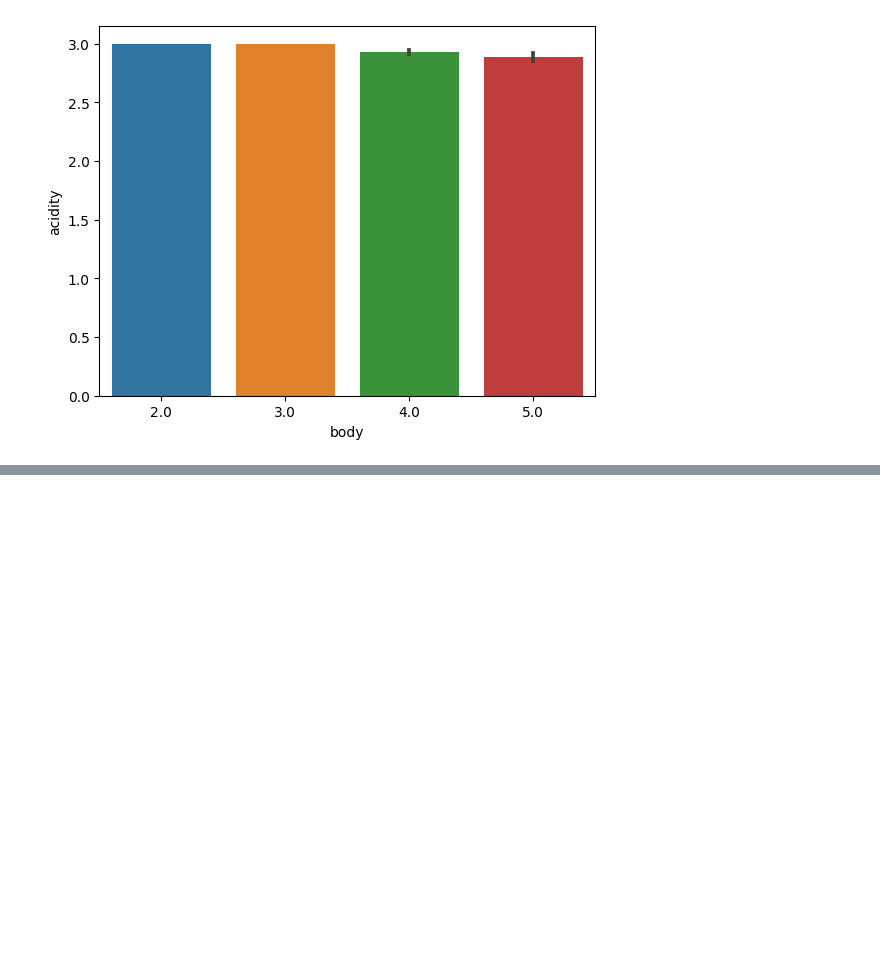
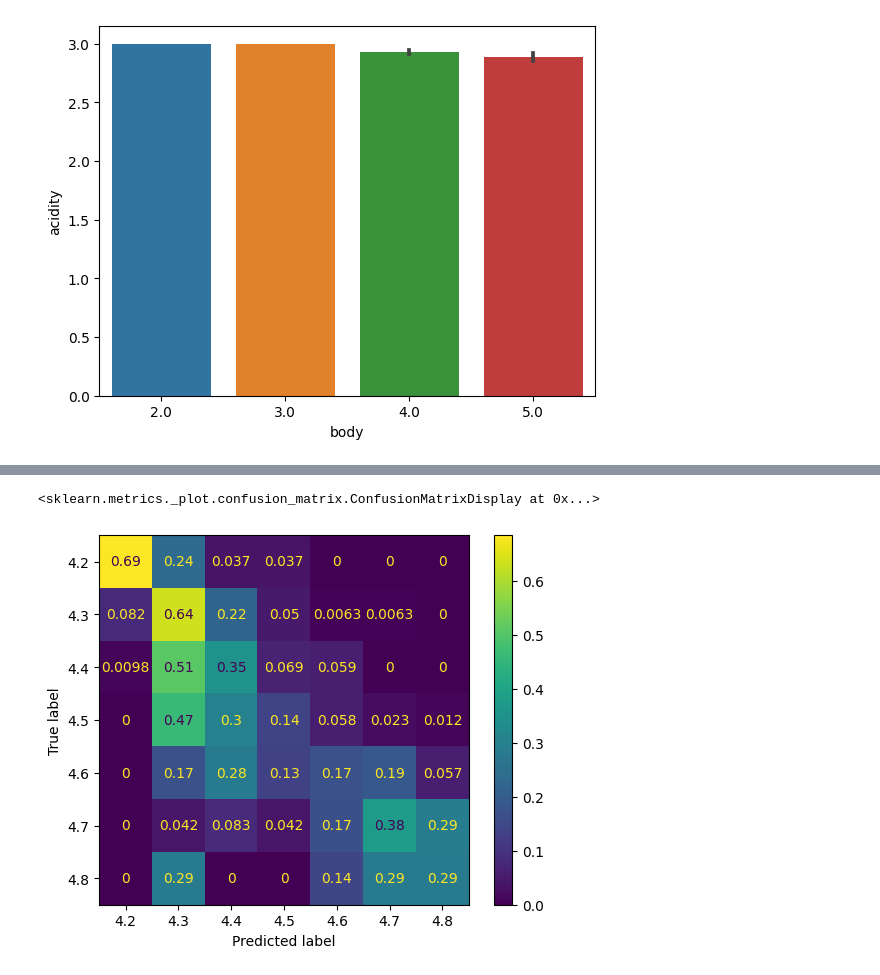
Before and after one commit to HeatherAnnFoster/Spanish-Wine-Project, a Jupyter notebook: Spanish_Wine_Project.ipynb, the cells around one changed output, grey strips where cells are left out. Cells and saved outputs as stored; diff of their text form; code cells hidden in the pictures; blank space fills up the shorter version.

```diff
--- a/Spanish_Wine_Project.ipynb
+++ b/Spanish_Wine_Project.ipynb
@@ -271,0 +766,16 @@ log_reg_pipe.fit(X_train, y_train)
+# %%
+%%time
+params = {'randomforestclassifier__max_depth': [1, max(est_depths), 20],}
+          #'randomforestclassifier__n_estimators': [20, 50, 100, 200, 500, 1000],
+          #'randomforestclassifier__criterion': ['gini', 'entropy', 'log_loss'],
+          #"randomforestclassifier__max_features": ['sqrt', 'log2', None]
+
+rf_tuned = RandomForestClassifier()
+rf_tuned_gs_pipe = GridSearchCV(rf_default_pipe, params)
+rf_tuned_gs_pipe.fit(X_train, y_train)
+# %%
+rf_tuned_gs_predictions = rf_tuned_gs_pipe.predict(X_test)
+ConfusionMatrixDisplay.from_predictions(y_test, rf_tuned_gs_predictions, normalize = 'true')
+# %% [output]
+<sklearn.metrics._plot.confusion_matrix.ConfusionMatrixDisplay at 0x...>
+[figure, added]
```
Also changed, not shown: parts of 90 cells of this notebook.
